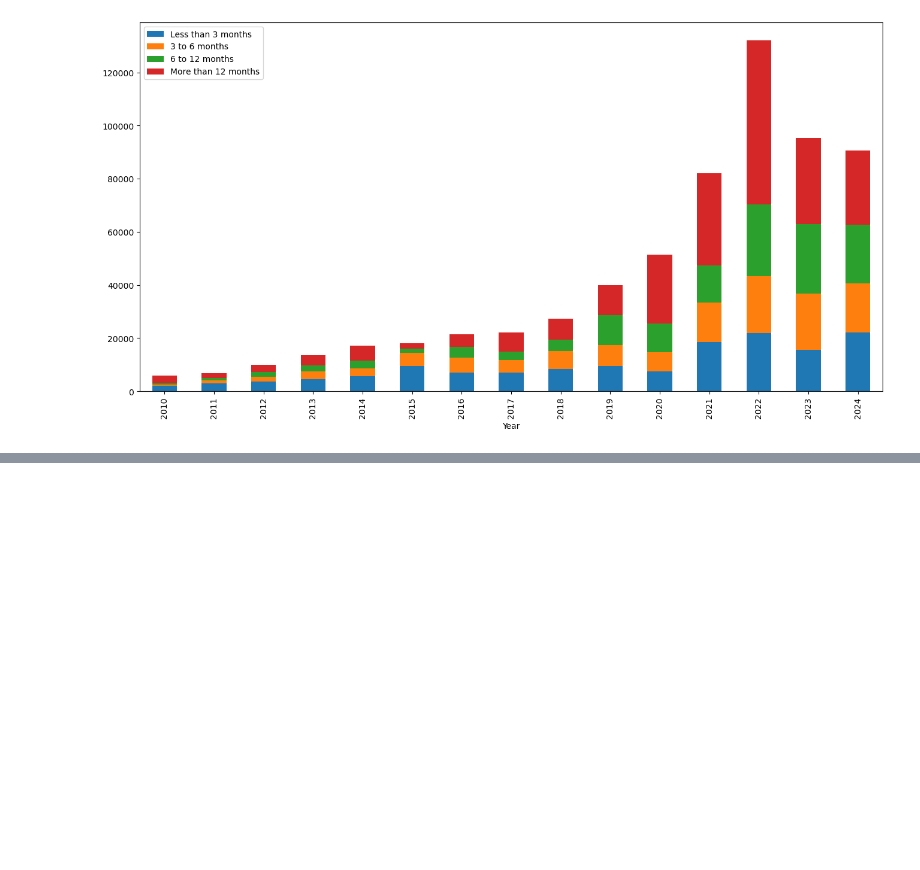
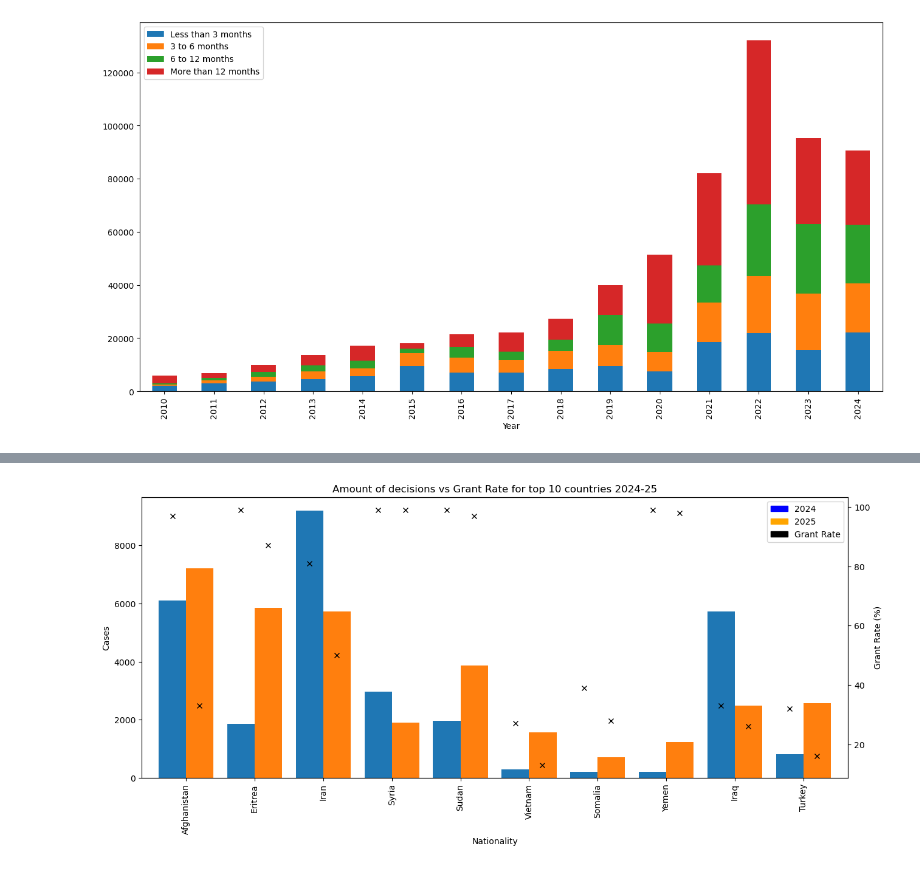
Before and after one commit to esencela/uk-immigration-data-analysis, a Jupyter notebook: notebooks/asylum-exploratory-data-analysis.ipynb, the cells around one changed output, grey strips where cells are left out. Cells and saved outputs as stored; diff of their text form; code cells hidden in the pictures; blank space fills up the shorter version.

Commit message:
performed eda on asylum grant rate data

```diff
--- a/notebooks/asylum-exploratory-data-analysis.ipynb
+++ b/notebooks/asylum-exploratory-data-analysis.ipynb
@@ -122,0 +123,3 @@ Notes:
+# %%
+df_grant = pd.read_csv('../data/asylum-grant-rates.csv')
+df_grant
@@ -122,0 +139,5 @@ Notes:
+# %%
+df_decisions = df_grant[['Nationality', 'Initial decisions 2024', 'Initial decisions 2025']]
+df_decisions.columns = ['Nationality', '2024', '2025']
+df_decisions = df_decisions.drop(10)
+df_decisions
@@ -122,0 +156,5 @@ Notes:
+# %%
+df_grant_rate = df_grant[['Nationality', 'Grant rate 2024', 'Grant rate 2025']]
+df_grant_rate.columns = ['Nationality', '2024', '2025']
+df_grant_rate = df_grant_rate.drop(10)
+df_grant_rate
@@ -122,0 +173,19 @@ Notes:
+# %%
+fig, ax1 = plt.subplots(figsize=(15,6))
+plt.ylabel('Cases')
+ax2 = ax1.twinx()
+df_decisions.plot(kind='bar', x='Nationality', ax=ax1, width=0.8, legend=False)
+
+x = np.arange(len(df_grant_rate['2024']))
+ax2.plot(x - 0.2, df_grant_rate['2024'], 'o', color='black', marker='x')
+ax2.plot(x + 0.195, df_grant_rate['2025'], 'o', color='black', marker='x')
+plt.ylabel('Grant Rate (%)')
+
+blue_patch = mpatches.Patch(color='blue', label='2024')
+orange_patch = mpatches.Patch(color='orange', label='2025')
+black_patch = mpatches.Patch(color='black', label='Grant Rate')
+plt.legend(handles=[blue_patch, orange_patch, black_patch])
+plt.title('Amount of decisions vs Grant Rate for top 10 countries 2024-25')
+plt.show()
+# %% [output]
+[figure, added]
```
Also changed, not shown: parts of 5 cells of this notebook, 2 other files.
